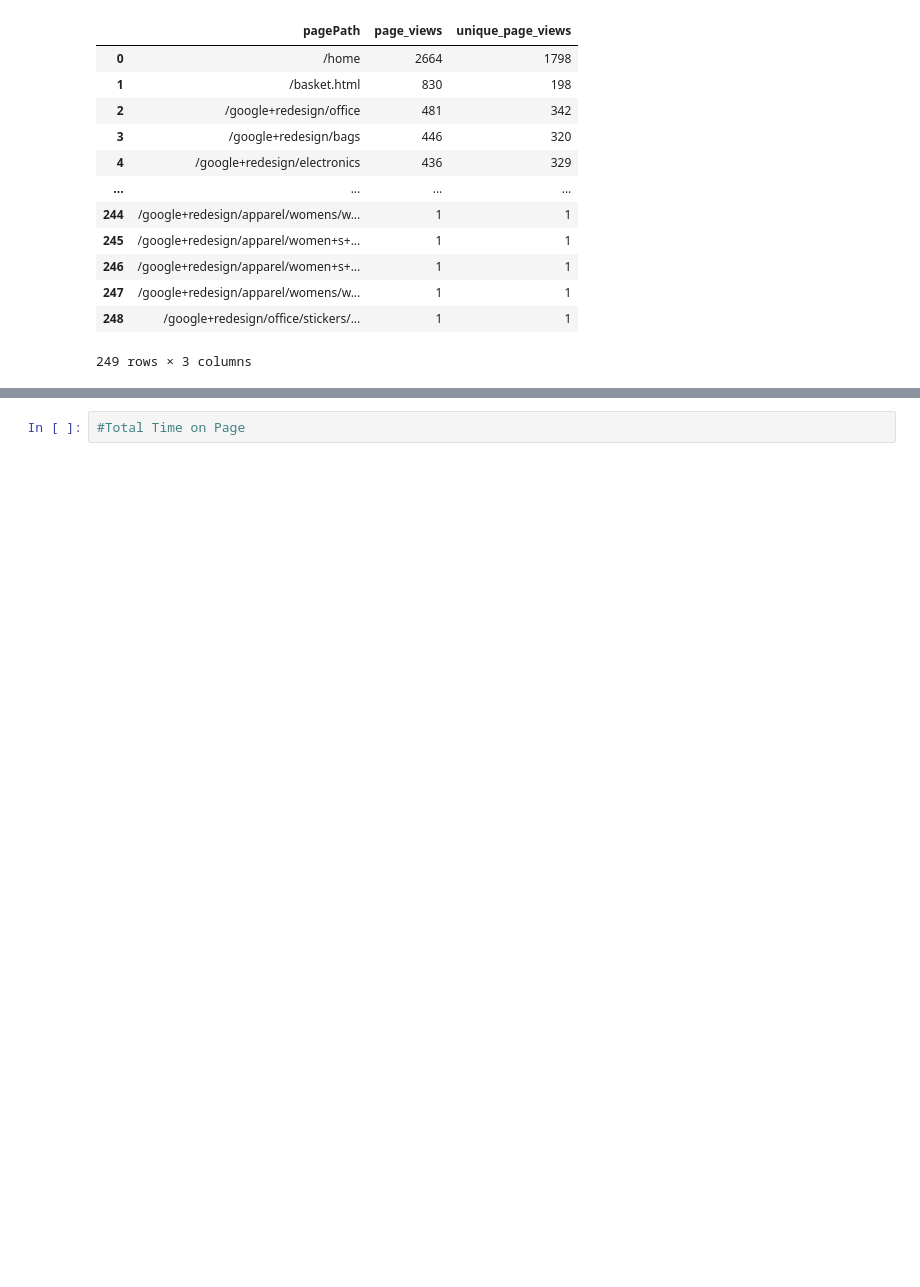
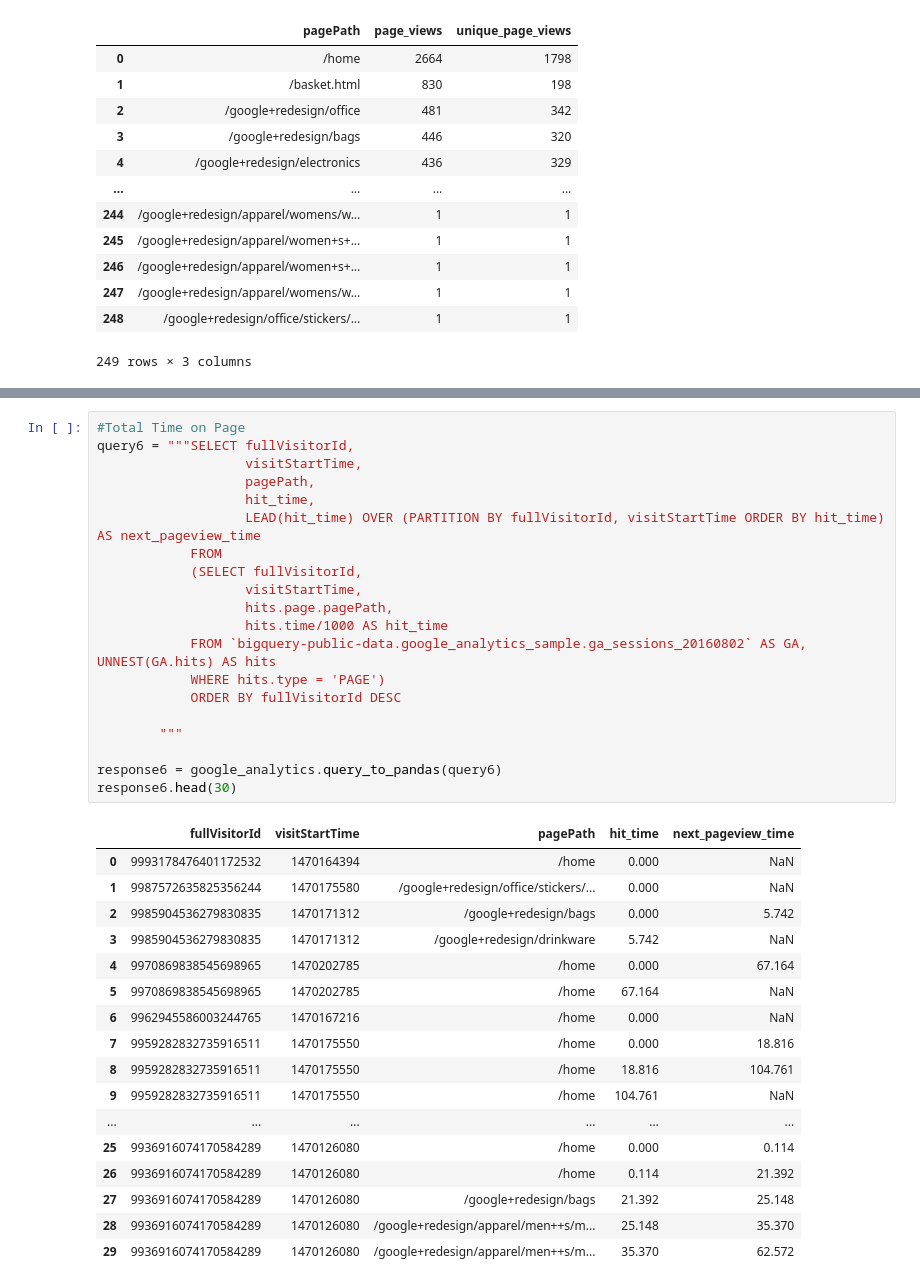
Before and after one commit to ganiosh92/DA-ecommerce-clickstream-analytics, a Jupyter notebook: ga-exploration.ipynb, the cells around one changed output, grey strips where cells are left out. Drawn from its saved outputs; the diff is of its cells as text; blank space fills up the shorter version.

```diff
--- a/ga-exploration.ipynb
+++ b/ga-exploration.ipynb
@@ -134,5 +135,41 @@ response5
 | 247 | /google+redesign/apparel/womens/w... | 0 |
 | 248 | /google+redesign/office/stickers/... | 0 |
 249 rows × 2 columns
-# %%
-#Total Time on Page
+# %%
+#Total Time on Page
+query6 = """SELECT fullVisitorId,
+                   visitStartTime,
+                   pagePath,
+                   hit_time,
+                   LEAD(hit_time) OVER (PARTITION BY fullVisitorId, visitStartTime ORDER BY hit_time) AS next_pageview_time
+            FROM
+            (SELECT fullVisitorId,
+                   visitStartTime,
+                   hits.page.pagePath,
+                   hits.time/1000 AS hit_time
+            FROM `bigquery-public-data.google_analytics_sample.ga_sessions_20160802` AS GA, UNNEST(GA.hits) AS hits
+            WHERE hits.type = 'PAGE')
+            ORDER BY fullVisitorId DESC
+
+        """
+
+response6 = google_analytics.query_to_pandas(query6)
+response6.head(30)
+# %% [output]
+|  | fullVisitorId | visitStartTime | pagePath | hit_time | next_pageview_time |
+| 0 | 9993178476401172532 | 1470164394 | /home | 0.000 | NaN |
+| 1 | 9987572635825356244 | 1470175580 | /google+redesign/office/stickers/... | 0.000 | NaN |
+| 2 | 9985904536279830835 | 1470171312 | /google+redesign/bags | 0.000 | 5.742 |
+| 3 | 9985904536279830835 | 1470171312 | /google+redesign/drinkware | 5.742 | NaN |
+| 4 | 9970869838545698965 | 1470202785 | /home | 0.000 | 67.164 |
+| 5 | 9970869838545698965 | 1470202785 | /home | 67.164 | NaN |
+| 6 | 9962945586003244765 | 1470167216 | /home | 0.000 | NaN |
+| 7 | 9959282832735916511 | 1470175550 | /home | 0.000 | 18.816 |
+| 8 | 9959282832735916511 | 1470175550 | /home | 18.816 | 104.761 |
+| 9 | 9959282832735916511 | 1470175550 | /home | 104.761 | NaN |
+| ... | ... | ... | ... | ... | ... |
+| 25 | 9936916074170584289 | 1470126080 | /home | 0.000 | 0.114 |
+| 26 | 9936916074170584289 | 1470126080 | /home | 0.114 | 21.392 |
+| 27 | 9936916074170584289 | 1470126080 | /google+redesign/bags | 21.392 | 25.148 |
+| 28 | 9936916074170584289 | 1470126080 | /google+redesign/apparel/men++s/m... | 25.148 | 35.370 |
+| 29 | 9936916074170584289 | 1470126080 | /google+redesign/apparel/men++s/m... | 35.370 | 62.572 |
```
Also changed, not shown: parts of 3 cells of this notebook.
